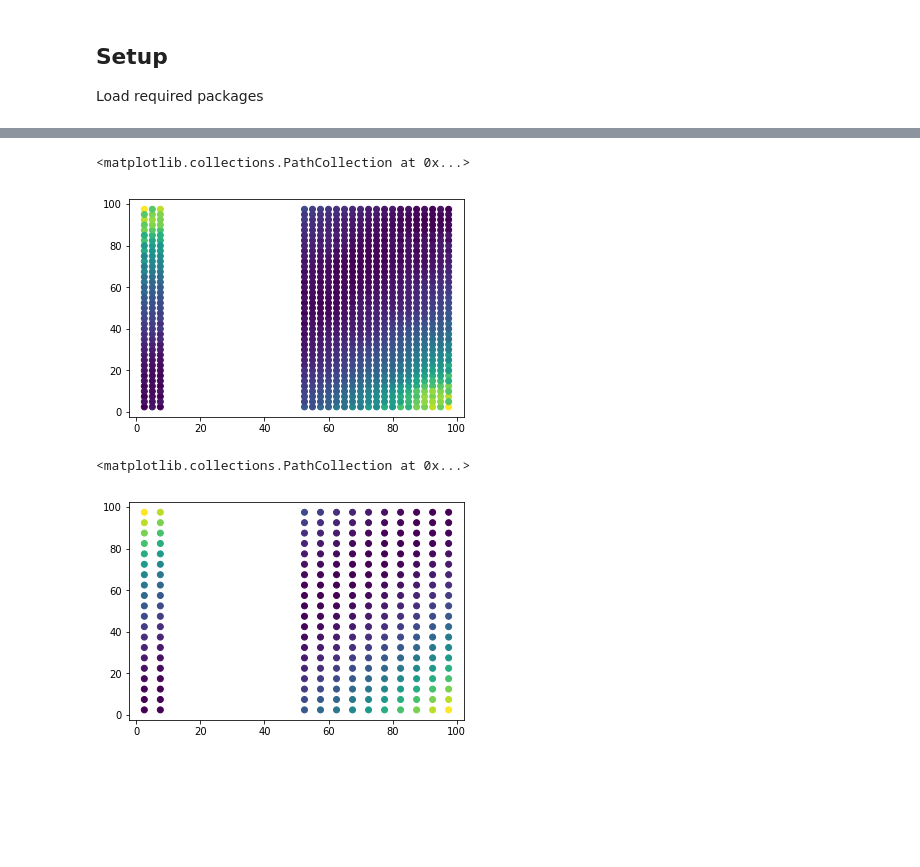
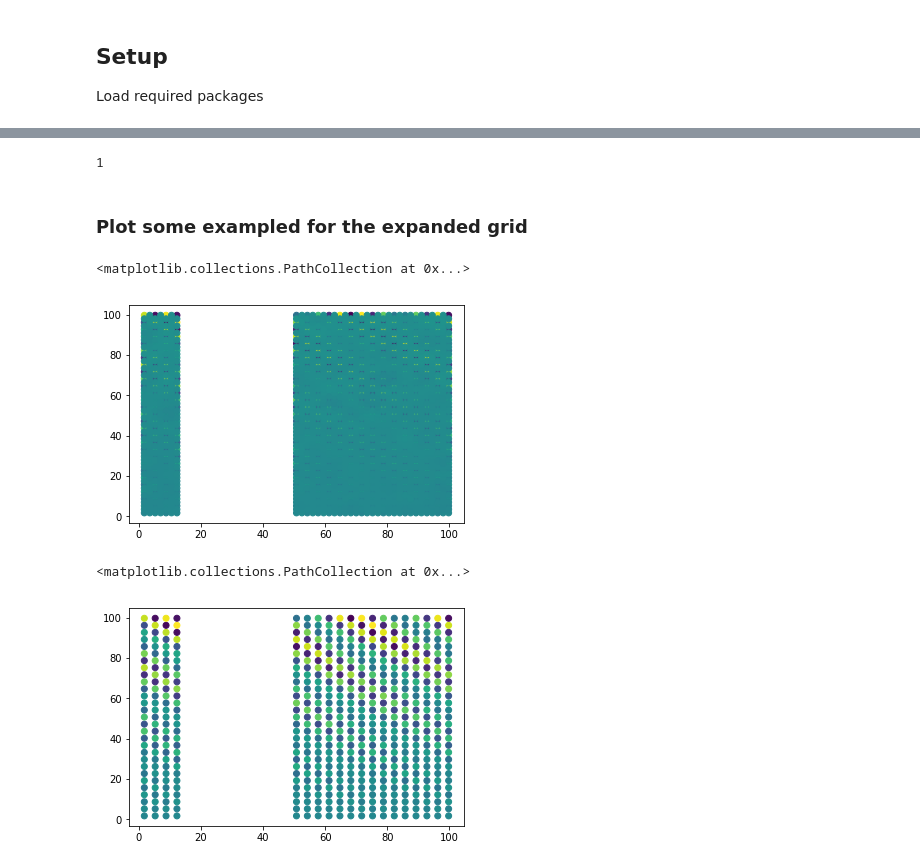
Before and after one commit to konstantinklemmer/spacegan, a Jupyter notebook: analysis/spatial_grid_expansion_GP.ipynb, the cells around one changed output, grey strips where cells are left out. Cells and saved outputs as stored; diff of their text form; code cells hidden in the pictures; blank space fills up the shorter version.

Commit message:
Update grid expansion

```diff
--- a/analysis/spatial_grid_expansion_GP.ipynb
+++ b/analysis/spatial_grid_expansion_GP.ipynb
@@ -262,0 +221,3 @@ final_data
+# %%
+for name, df in d_train.items():
+    d_train[name] = grid_expand_GP(d_train[name],2)
@@ -262,0 +281,14 @@ final_data
+# %%
+#Read data
+data = pd.read_csv("grid_aug_ex2.csv")
+#Create train/test lists by fold
+d_train = {}
+d_test = {}
+for name in data.filter(regex="fold").columns:
+    d_train[name] = data[data[name]==2]
+    d_train[name] = d_train[name][d_train[name].columns.drop(list(d_train[name].filter(regex='fold')))]
+    d_test[name] = data[data[name]==1]
+    d_test[name] = d_test[name][d_test[name].columns.drop(list(d_test[name].filter(regex='fold')))]
+# %%
+for name, df in d_train.items():
+    d_train[name] = grid_expand_GP(d_train[name],2)
@@ -263,11 +338,18 @@ final_data
+# %%
+picklecreator_ex2_train(d_train)
+picklecreator_ex2_test(d_test)
+# %% [output]
+1
+# %% [markdown]
+### Plot some exampled for the expanded grid
 # %%
 import matplotlib.pyplot as plt
-plt.scatter(final_data["longitude"],final_data["latitude"],c=final_data["y"])
+plt.scatter(d_train["fold2"]["longitude"],d_train["fold2"]["latitude"],c=d_train["fold2"]["y"])
 # %% [output]
 <matplotlib.collections.PathCollection at 0x...>
-[figure, old version]
+[figure, new version]
-# %%
-plt.scatter(test_data["longitude"],test_data["latitude"],c=test_data["y"])
-# %% [output]
-<matplotlib.collections.PathCollection at 0x...>
-[figure, removed]
+# %%
+plt.scatter(data[data["fold2"]==2]["longitude"],data[data["fold2"]==2]["latitude"],c=data[data["fold2"]==2]["y"])
+# %% [output]
+<matplotlib.collections.PathCollection at 0x...>
+[figure, added]
```
Also changed, not shown: parts of 25 cells of this notebook, 48 other files.
